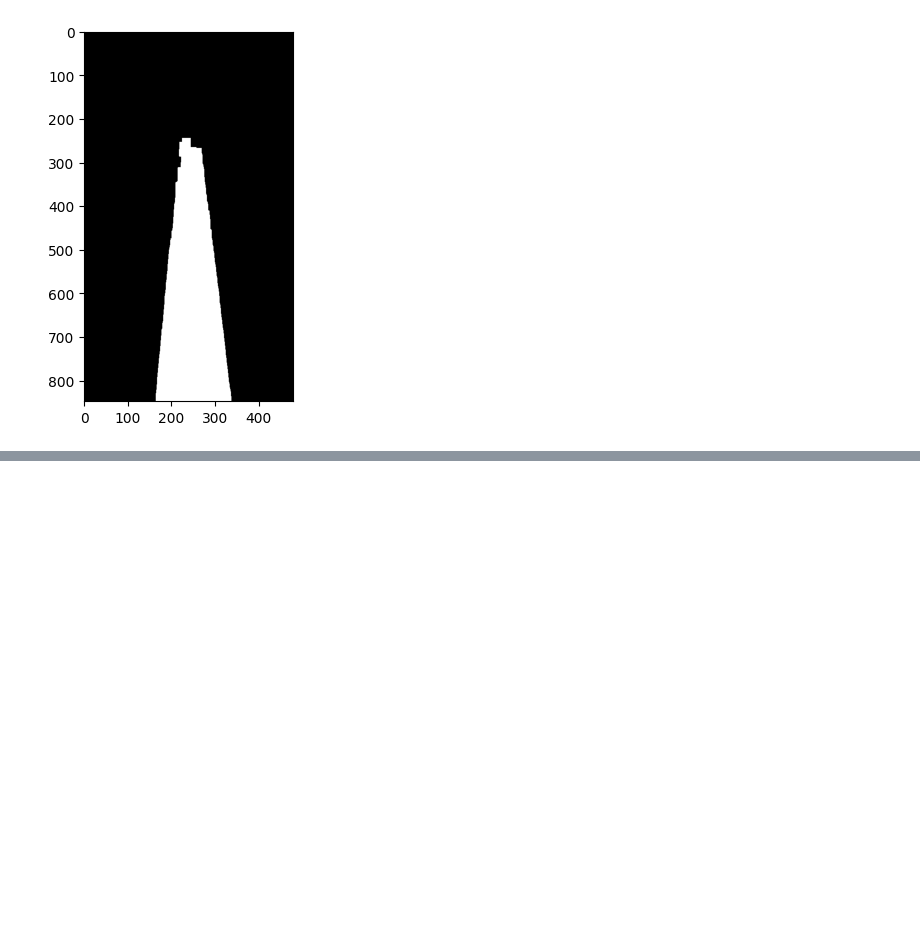
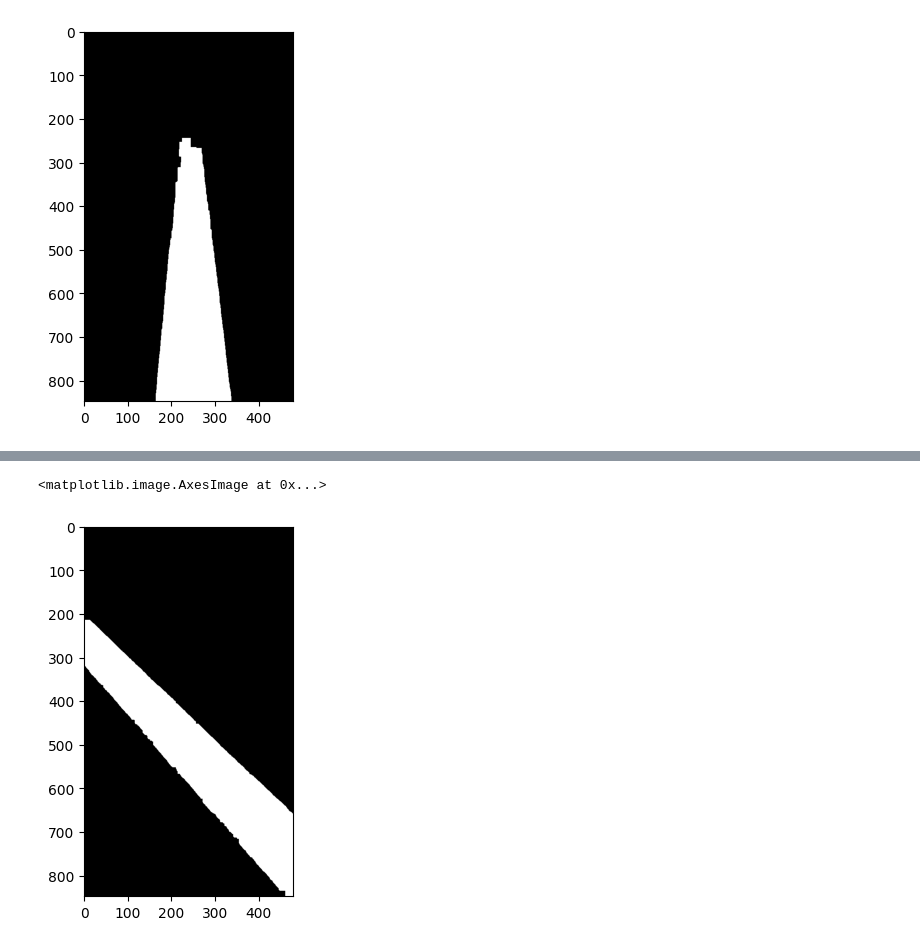
Before and after one commit to hendric-popma/project_bums, a Jupyter notebook: Test_videos_seg_lines.ipynb, the cells around one changed output, grey strips where cells are left out. Cells and saved outputs as stored; diff of their text form; code cells hidden in the pictures; blank space fills up the shorter version.

```diff
--- a/Test_videos_seg_lines.ipynb
+++ b/Test_videos_seg_lines.ipynb
@@ -161,0 +183,7 @@ plt.imshow(img_lines_seg)
+# %%
+img_cont = seg_orientation_lines(img, str("W"))
+
+plt.imshow(img_cont)
+# %% [output]
+<matplotlib.image.AxesImage at 0x...>
+[figure, added]
```
Also changed, not shown: parts of 5 cells of this notebook, 3 other files.
